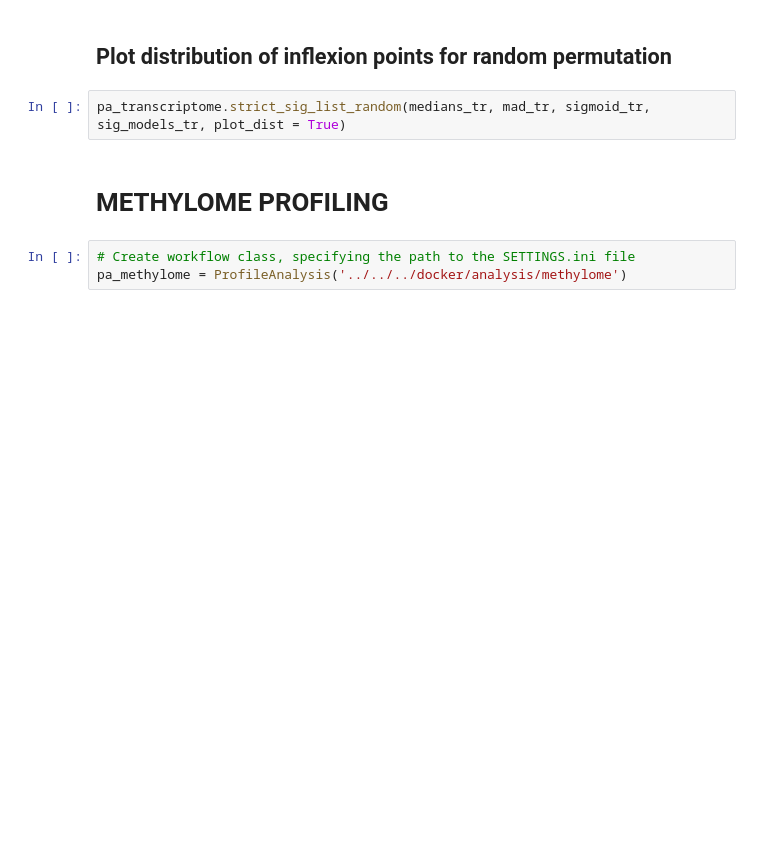
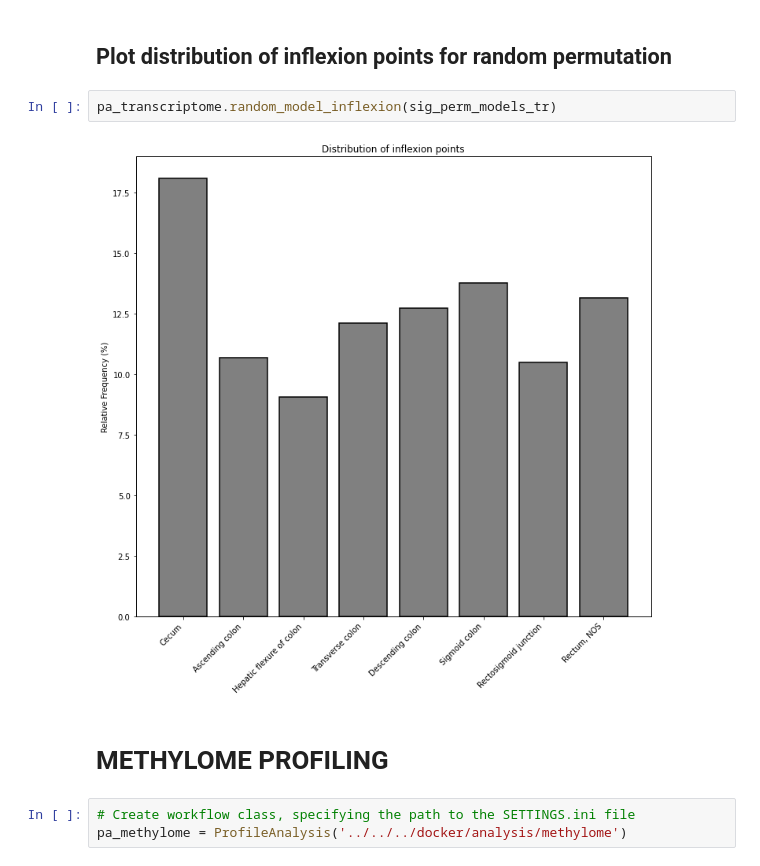
Before and after one commit to Dallavilla-Tiziano/profile_analysis, a Jupyter notebook: notebooks/paper_analysis/profile_analysis_colon.ipynb, the cells around one changed output. Cells and saved outputs as stored; diff of their text form; blank space fills up the shorter version.

```diff
--- a/notebooks/paper_analysis/profile_analysis_colon.ipynb
+++ b/notebooks/paper_analysis/profile_analysis_colon.ipynb
@@ -63,7 +160,9 @@ gene_list_tr, section_l_tr = pa_transcriptome.strict_sig_list(sigmoid_tr, sig_mo
 # %% [markdown]
 ## Plot distribution of inflexion points for random permutation
-# %%
-pa_transcriptome.strict_sig_list_random(medians_tr, mad_tr, sigmoid_tr, sig_models_tr, plot_dist = True)
+# %%
+pa_transcriptome.random_model_inflexion(sig_perm_models_tr)
+# %% [output]
+[figure, added]
 # %% [markdown]
 # METHYLOME PROFILING
 # %%
```
Also changed, not shown: parts of 188 cells of this notebook.
